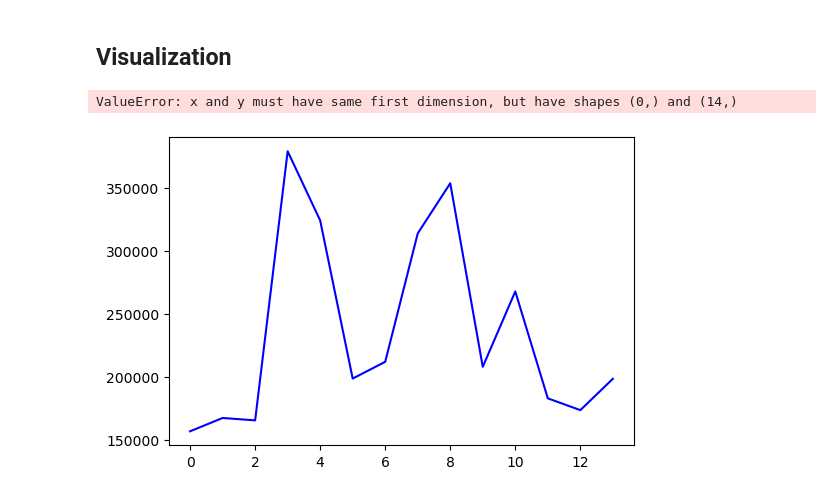
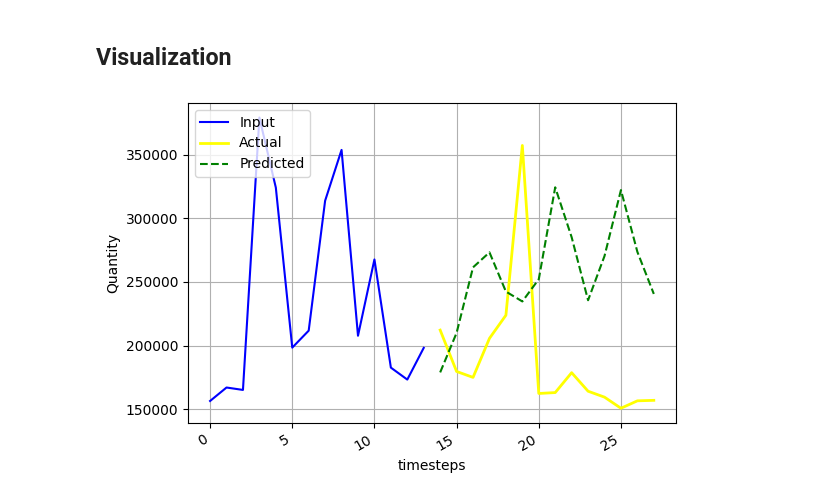
Before and after one commit to xssxx/project-ai, a Jupyter notebook: ElasticRegression/Conventional/Fuji.ipynb, the cells around one changed output. Drawn from its saved outputs; the diff is of its cells as text; code cells hidden in the pictures.

```diff
--- a/ElasticRegression/Conventional/Fuji.ipynb
+++ b/ElasticRegression/Conventional/Fuji.ipynb
@@ -80,23 +80,22 @@ Train score 0.5610776611481828
 # %%
 X_test_array = X_test.to_numpy()
 y_test_array = y_test.to_numpy()
 
 fig, ax = plt.subplots(figsize=(6, 4))
 
 ax.plot(np.arange(0, 14, 1), X_test_array[1], 'b-', label='Input')
-ax.plot(np.arange(14, 14, 1), y_test_array[1], color='yellow', label='Actual', linewidth=2)
-ax.plot(np.arange(14, 14, 1), y_pred[1], color='green', label='Predicted', linestyle='--')
+ax.plot(np.arange(14, 28, 1), y_test_array[1], color='yellow', label='Actual', linewidth=2)
+ax.plot(np.arange(14, 28, 1), y_pred[1], color='green', label='Predicted', linestyle='--')
 
 ax.set_xlabel('timesteps')
 ax.set_ylabel('Quantity')
 plt.grid(True)
 plt.legend(loc=2)
 fig.autofmt_xdate()
 plt.tight_layout()
 plt.show()
 # %% [output]
-ValueError: x and y must have same first dimension, but have shapes (0,) and (14,)
-[figure, old version]
+[figure, new version]
 # %%
 for i, col in enumerate(y_test.columns):
     sns.scatterplot(x=y_test[col], y=y_pred[:, i])
```
Also changed, not shown: parts of 3 cells of this notebook, 13 other files.
